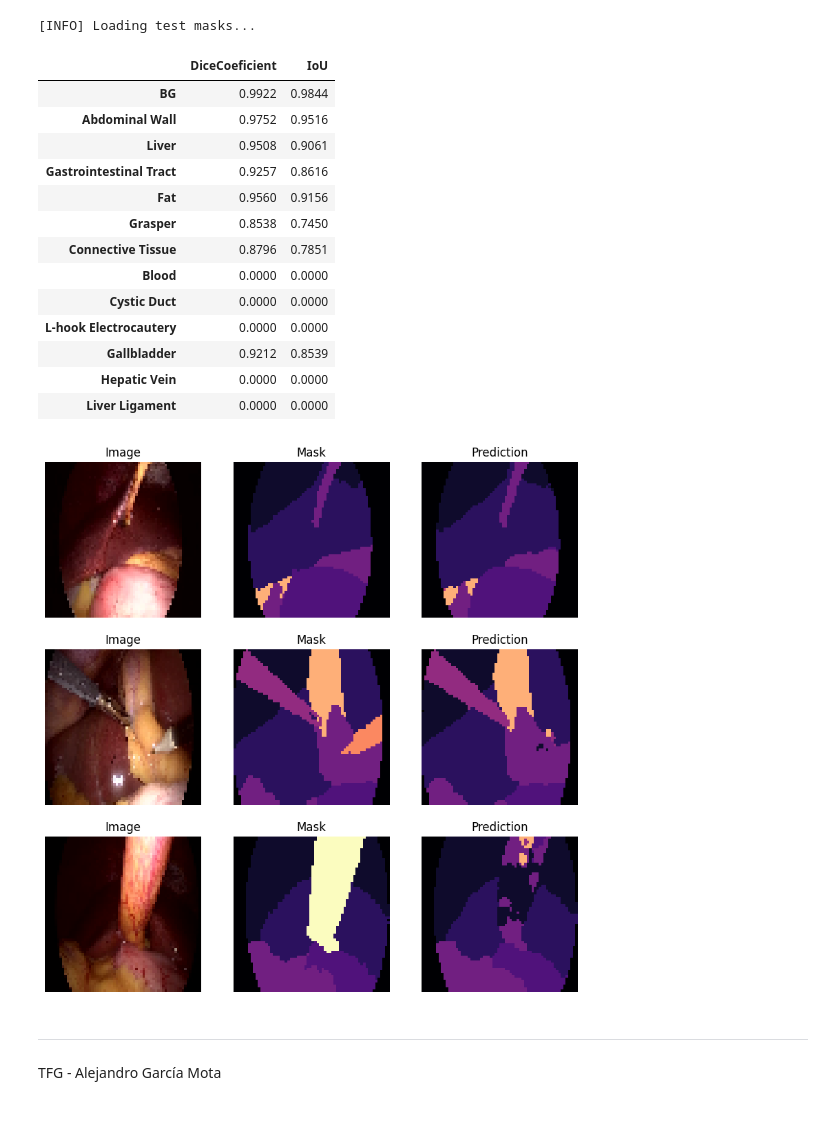
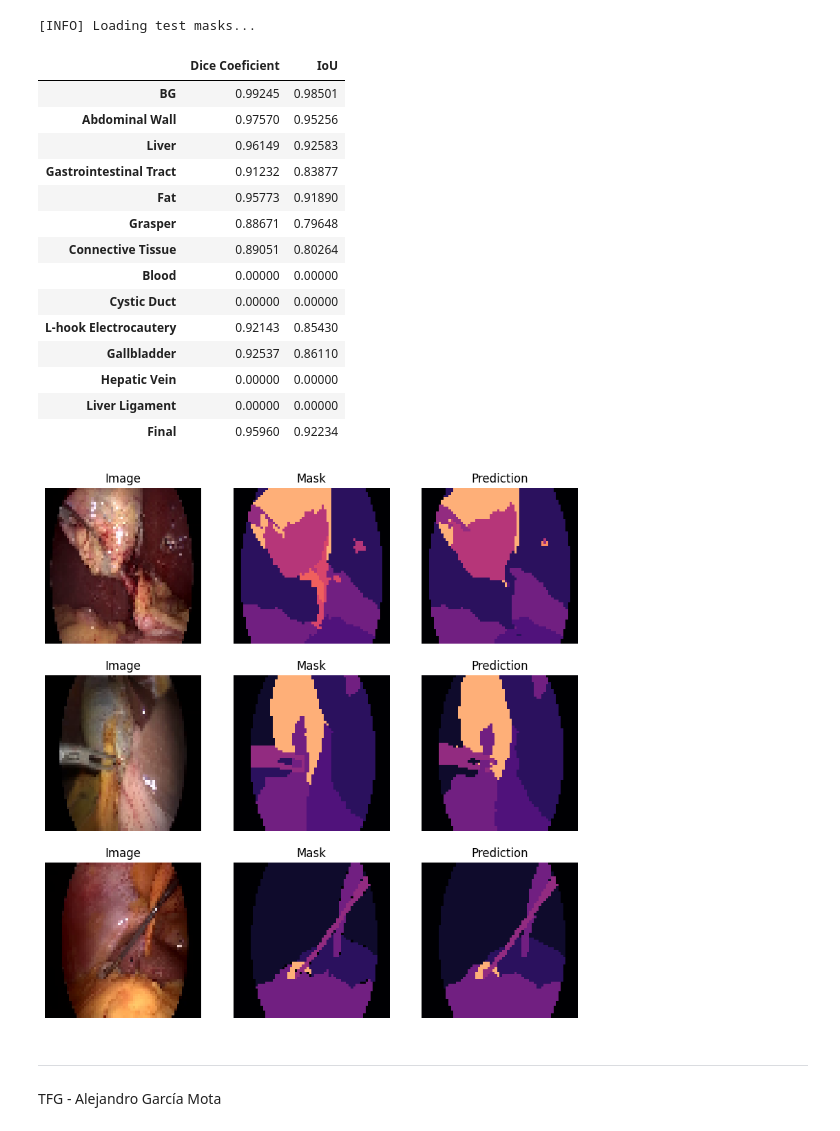
Before and after one commit to alexgmota/TFG-SW-AGM, a Jupyter notebook: src/Model_evaluation_Uformer.ipynb, the cells around one changed output. Drawn from its saved outputs; the diff is of its cells as text; code cells hidden in the pictures.

```diff
--- a/src/Model_evaluation_Uformer.ipynb
+++ b/src/Model_evaluation_Uformer.ipynb
@@ -150,7 +150,7 @@ H = {"train_loss": [], "test_loss": [], "train_IoU": [], "test_IoU": [],"train_D
 # %%
 # serialize the model to disk
 # torch.save(uformer.state_dict(), '../models/uformer.pth')
-uformer.load_state_dict(torch.load('../models/uformer.pth'))
+uformer.load_state_dict(torch.load('../models/uformer_tversky.pth'))
 # %% [output]
 <All keys matched successfully>
 # %%
@@ -305,36 +305,49 @@ assert pred.shape == y_true.shape, f"{pred.shape} != {y_true.shape}"
 # %%
 dice = losses.DiceCoeficient().cuda()
 iou = losses.MeanIoUBinary().cuda()
 
 prediction = torch.Tensor(pred)
 target = torch.Tensor(y_true)
 
 class_losses = {
-    'DiceCoeficient' : [],
+    'Dice Coeficient' : [],
     'IoU' : [],
 }
 
 for i in range(NUM_CLASSES):
-    class_losses['DiceCoeficient'].append(f'{dice(target[:,:,:,i], prediction[:,:,:,i]).numpy():.4f}')
-    class_losses['IoU'].append(f'{iou(target[:,:,:,i], prediction[:,:,:,i]).numpy():.4f}')
+    class_losses['Dice Coeficient'].append(dice(target[:,:,:,i], prediction[:,:,:,i]).numpy())
+    class_losses['IoU'].append(iou(target[:,:,:,i], prediction[:,:,:,i]).numpy())
 
+class_losses['Dice Coeficient'].append(dice(target, prediction).numpy())
+class_losses['IoU'].append(iou(target, prediction).numpy())
 
-pd.DataFrame(class_losses, index=labels_encoding.values())
+indexes = list(labels_encoding.values())
+
+indexes.append('Final')
+
+pd.options.display.float_format = '{:.4f}'.format
+
+df = pd.DataFrame(class_losses, index=indexes)
+df['Dice Coeficient'] = df['Dice Coeficient'].map('{:.5f}'.format)
+df['IoU'] = df['IoU'].map('{:.5f}'.format)
+
+df
 # %% [output]
-|  | DiceCoeficient | IoU |
-| BG | 0.9922 | 0.9844 |
-| Abdominal Wall | 0.9752 | 0.9516 |
-| Liver | 0.9508 | 0.9061 |
-| Gastrointestinal Tract | 0.9257 | 0.8616 |
-| Fat | 0.9560 | 0.9156 |
-| Grasper | 0.8538 | 0.7450 |
-| Connective Tissue | 0.8796 | 0.7851 |
-| Blood | 0.0000 | 0.0000 |
-| Cystic Duct | 0.0000 | 0.0000 |
-| L-hook Electrocautery | 0.0000 | 0.0000 |
-| Gallbladder | 0.9212 | 0.8539 |
-| Hepatic Vein | 0.0000 | 0.0000 |
-| Liver Ligament | 0.0000 | 0.0000 |
+|  | Dice Coeficient | IoU |
+| BG | 0.99245 | 0.98501 |
+| Abdominal Wall | 0.97570 | 0.95256 |
+| Liver | 0.96149 | 0.92583 |
+| Gastrointestinal Tract | 0.91232 | 0.83877 |
+| Fat | 0.95773 | 0.91890 |
+| Grasper | 0.88671 | 0.79648 |
+| Connective Tissue | 0.89051 | 0.80264 |
+| Blood | 0.00000 | 0.00000 |
+| Cystic Duct | 0.00000 | 0.00000 |
+| L-hook Electrocautery | 0.92143 | 0.85430 |
+| Gallbladder | 0.92537 | 0.86110 |
+| Hepatic Vein | 0.00000 | 0.00000 |
+| Liver Ligament | 0.00000 | 0.00000 |
+| Final | 0.95960 | 0.92234 |
 # %%
 plt.figure(figsize=(10,10))
 for i in range(3):
@@ -363,7 +376,7 @@ for i in range(3):
 
 plt.show()
 # %% [output]
-[figure, old version]
+[figure, new version]
 # %% [markdown]
  ---
  TFG - Alejandro García Mota
```
Also changed, not shown: parts of 2 cells of this notebook, 2 other files.
